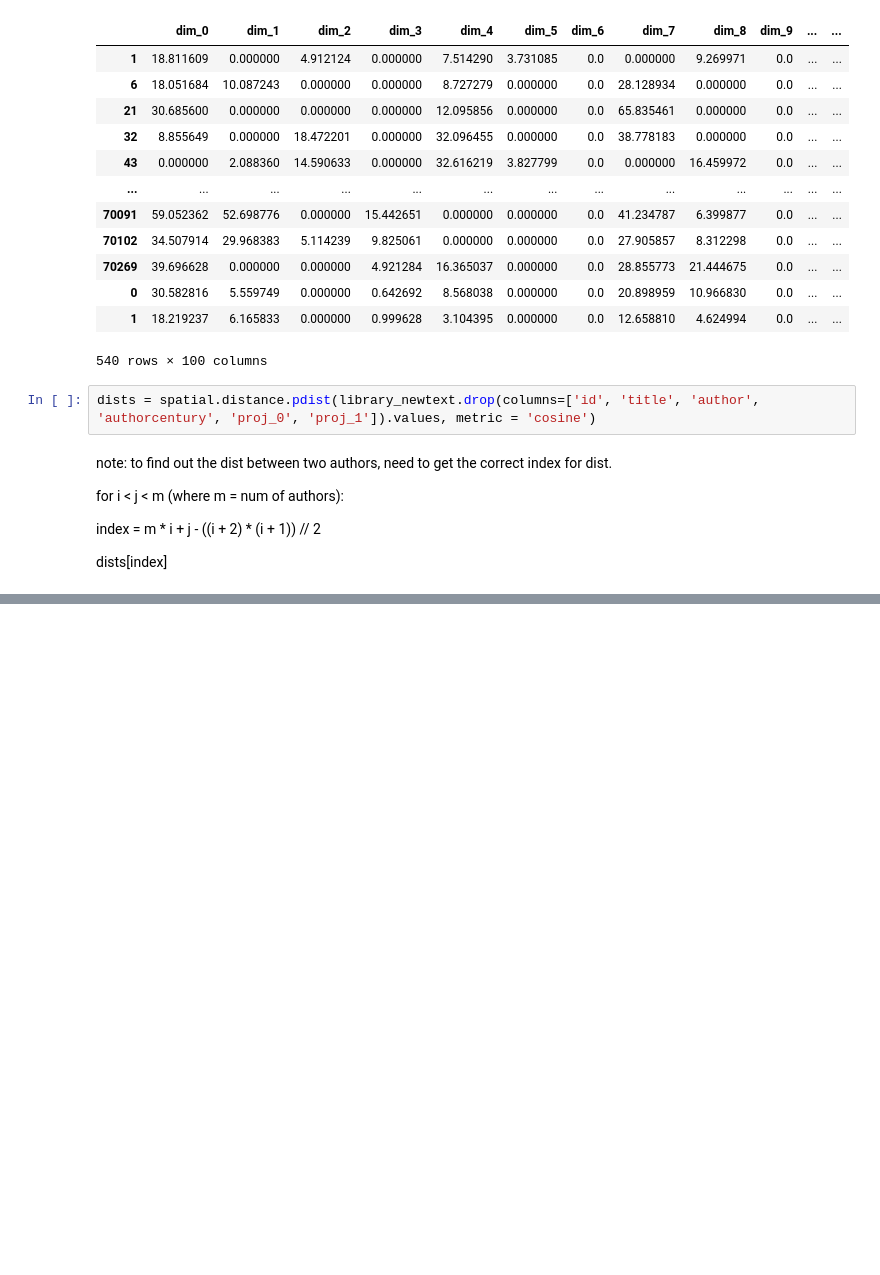
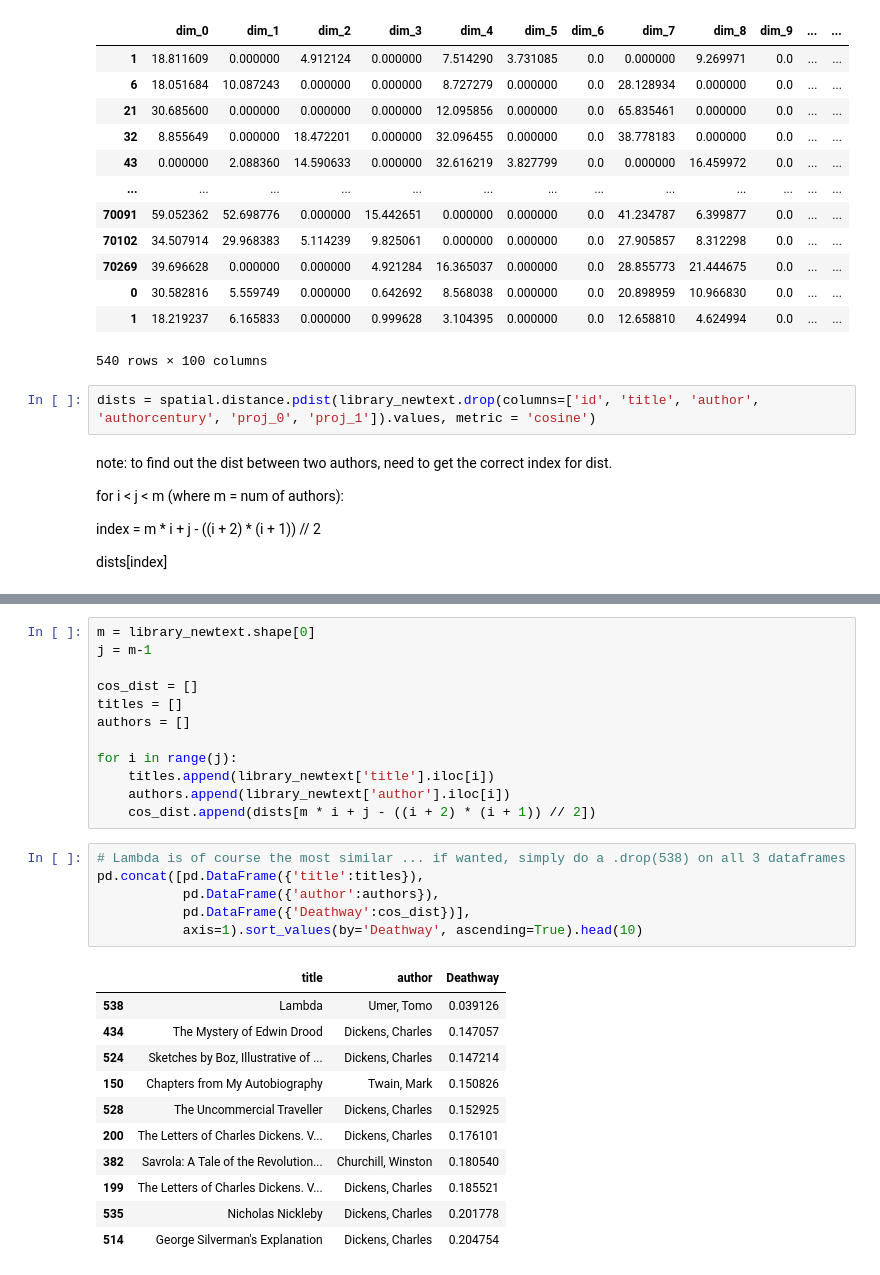
Before and after one commit to tomoumer/discovery_of_writing_differences, a Jupyter notebook: notebooks/nn_predictions.ipynb, the cells around one changed output, grey strips where cells are left out. Saved outputs shown, nothing was run; the diff lists cells and outputs as text; blank space fills up the shorter version.

```diff
--- a/notebooks/nn_predictions.ipynb
+++ b/notebooks/nn_predictions.ipynb
@@ -430,0 +442,30 @@ pd.concat([library_select[['title', 'author']], pd.DataFrame({'Deathway':cos_dis
+# %%
+m = library_newtext.shape[0]
+j = m-1
+
+cos_dist = []
+titles = []
+authors = []
+
+for i in range(j):
+    titles.append(library_newtext['title'].iloc[i])
+    authors.append(library_newtext['author'].iloc[i])
+    cos_dist.append(dists[m * i + j - ((i + 2) * (i + 1)) // 2])
+# %%
+# Lambda is of course the most similar ... if wanted, simply do a .drop(538) on all 3 dataframes
+pd.concat([pd.DataFrame({'title':titles}),
+           pd.DataFrame({'author':authors}),
+           pd.DataFrame({'Deathway':cos_dist})],
+           axis=1).sort_values(by='Deathway', ascending=True).head(10)
+# %% [output]
+|  | title | author | Deathway |
+| 538 | Lambda | Umer, Tomo | 0.039126 |
+| 434 | The Mystery of Edwin Drood | Dickens, Charles | 0.147057 |
+| 524 | Sketches by Boz, Illustrative of ... | Dickens, Charles | 0.147214 |
+| 150 | Chapters from My Autobiography | Twain, Mark | 0.150826 |
+| 528 | The Uncommercial Traveller | Dickens, Charles | 0.152925 |
+| 200 | The Letters of Charles Dickens. V... | Dickens, Charles | 0.176101 |
+| 382 | Savrola: A Tale of the Revolution... | Churchill, Winston | 0.180540 |
+| 199 | The Letters of Charles Dickens. V... | Dickens, Charles | 0.185521 |
+| 535 | Nicholas Nickleby | Dickens, Charles | 0.201778 |
+| 514 | George Silverman's Explanation | Dickens, Charles | 0.204754 |
```
Also changed, not shown: parts of 5 cells of this notebook.
